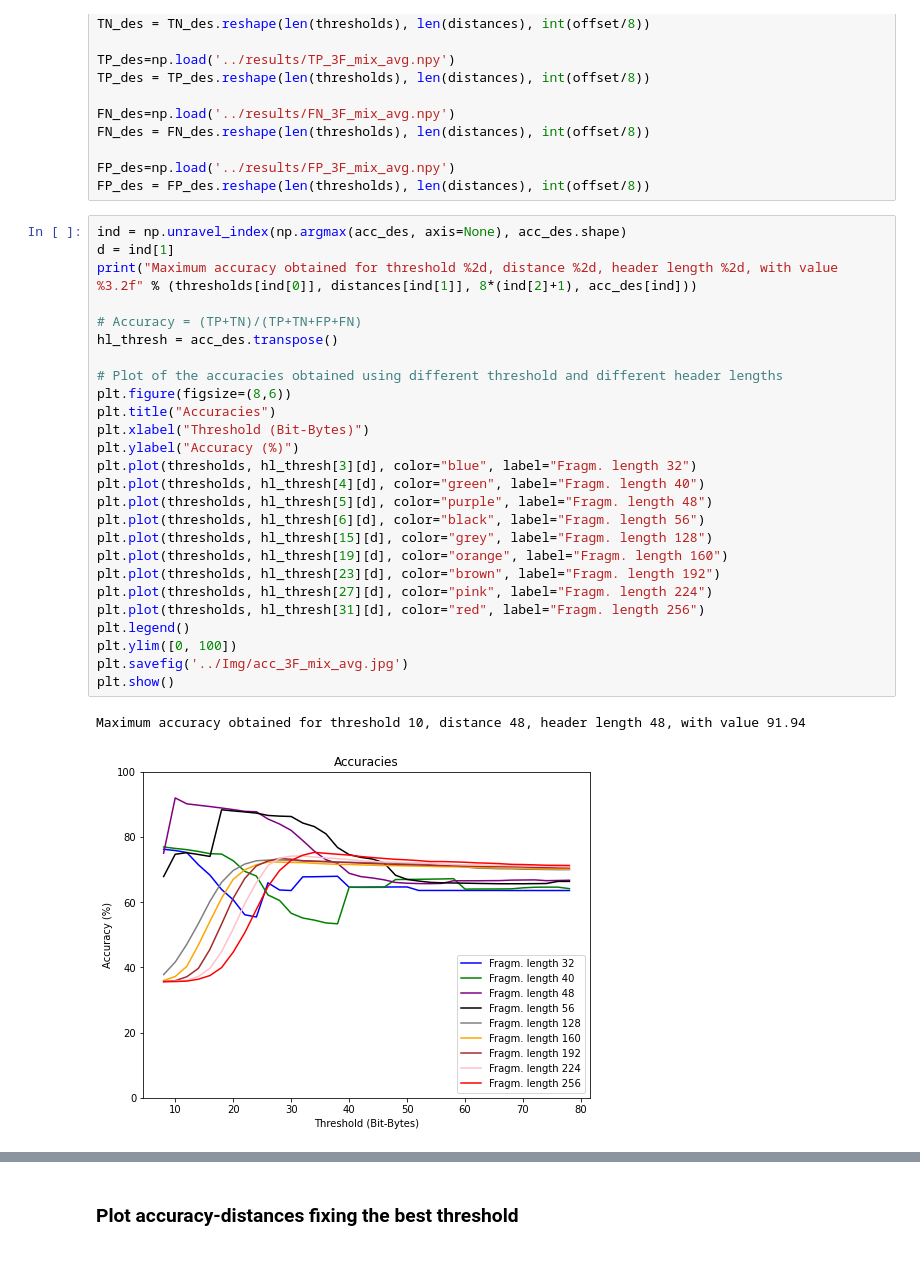
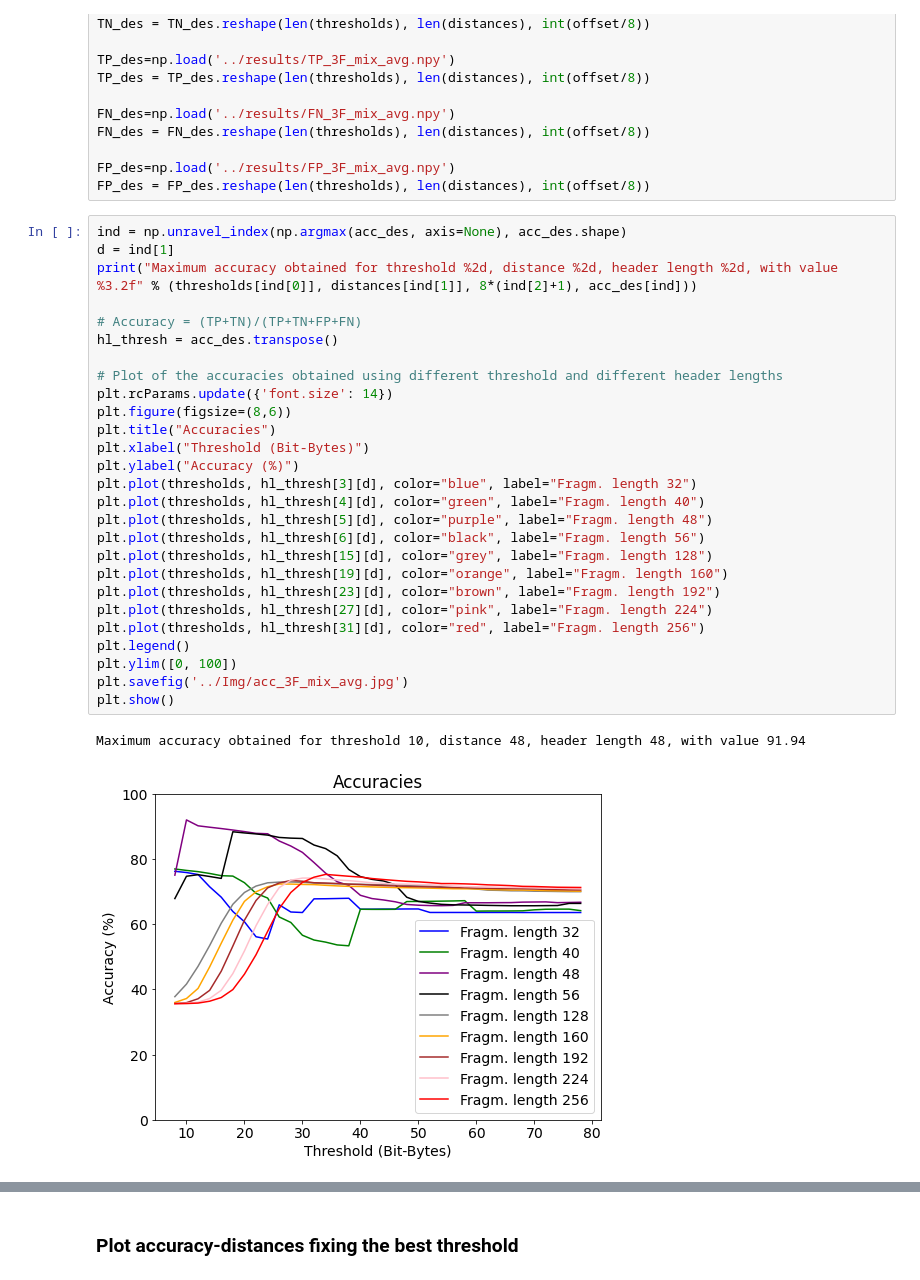
Before and after one commit to gomitolof/DAA-for-Ransomware-detection, a Jupyter notebook: models_mix/3F_mix_avg.ipynb, the cells around one changed output, grey strips where cells are left out. Cells and saved outputs as stored; diff of their text form.

```diff
--- a/models_mix/3F_mix_avg.ipynb
+++ b/models_mix/3F_mix_avg.ipynb
@@ -264,32 +264,33 @@ FP_des = FP_des.reshape(len(thresholds), len(distances), int(offset/8))
 # %%
 ind = np.unravel_index(np.argmax(acc_des, axis=None), acc_des.shape)
 d = ind[1]
 print("Maximum accuracy obtained for threshold %2d, distance %2d, header length %2d, with value %3.2f" % (thresholds[ind[0]], distances[ind[1]], 8*(ind[2]+1), acc_des[ind]))
 
 # Accuracy = (TP+TN)/(TP+TN+FP+FN)
 hl_thresh = acc_des.transpose()
 
 # Plot of the accuracies obtained using different threshold and different header lengths
+plt.rcParams.update({'font.size': 14})
 plt.figure(figsize=(8,6))
 plt.title("Accuracies")
 plt.xlabel("Threshold (Bit-Bytes)")
 plt.ylabel("Accuracy (%)")
 plt.plot(thresholds, hl_thresh[3][d], color="blue", label="Fragm. length 32")
 plt.plot(thresholds, hl_thresh[4][d], color="green", label="Fragm. length 40")
 plt.plot(thresholds, hl_thresh[5][d], color="purple", label="Fragm. length 48")
 plt.plot(thresholds, hl_thresh[6][d], color="black", label="Fragm. length 56")
 plt.plot(thresholds, hl_thresh[15][d], color="grey", label="Fragm. length 128")
 plt.plot(thresholds, hl_thresh[19][d], color="orange", label="Fragm. length 160")
 plt.plot(thresholds, hl_thresh[23][d], color="brown", label="Fragm. length 192")
 plt.plot(thresholds, hl_thresh[27][d], color="pink", label="Fragm. length 224")
 plt.plot(thresholds, hl_thresh[31][d], color="red", label="Fragm. length 256")
 plt.legend()
 plt.ylim([0, 100])
 plt.savefig('../Img/acc_3F_mix_avg.jpg')
 plt.show()
 # %% [output]
 Maximum accuracy obtained for threshold 10, distance 48, header length 48, with value 91.94
-[figure, old version]
+[figure, new version]
 # %%
 ind = np.unravel_index(np.argmax(acc_des, axis=None), acc_des.shape)
 d = ind[1]
```
Also changed, not shown: parts of 2 cells of this notebook, 7 other files.
